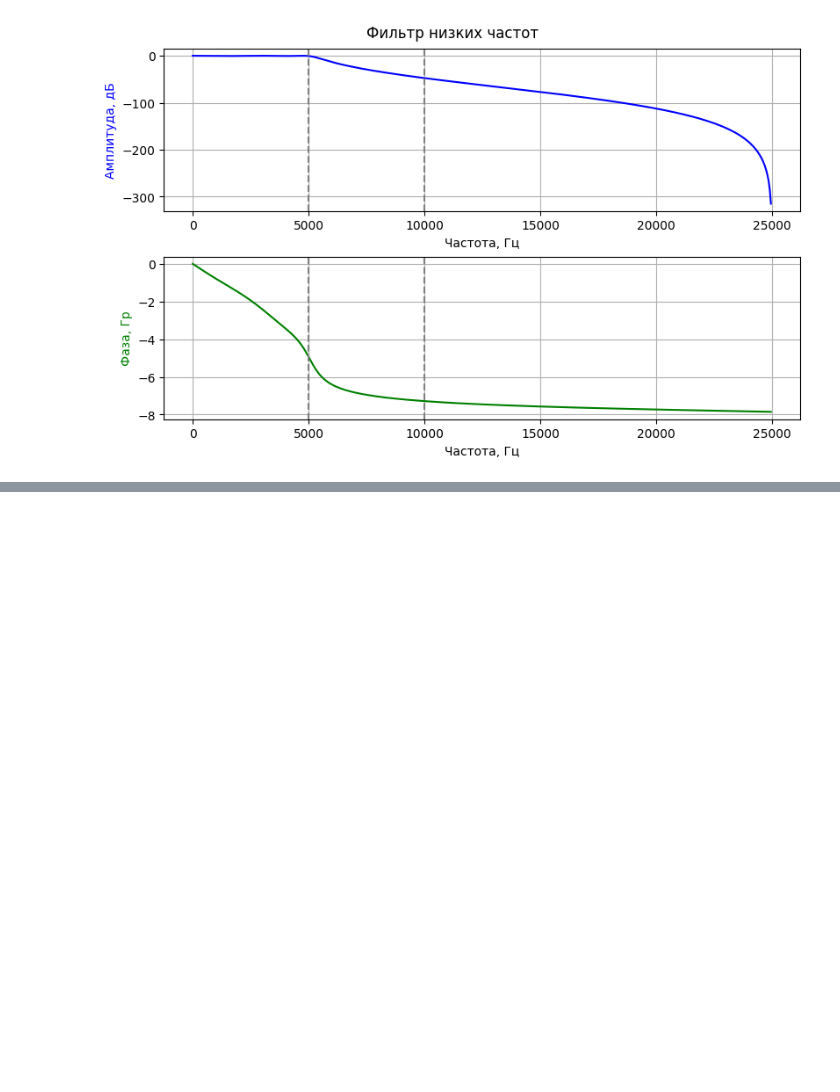
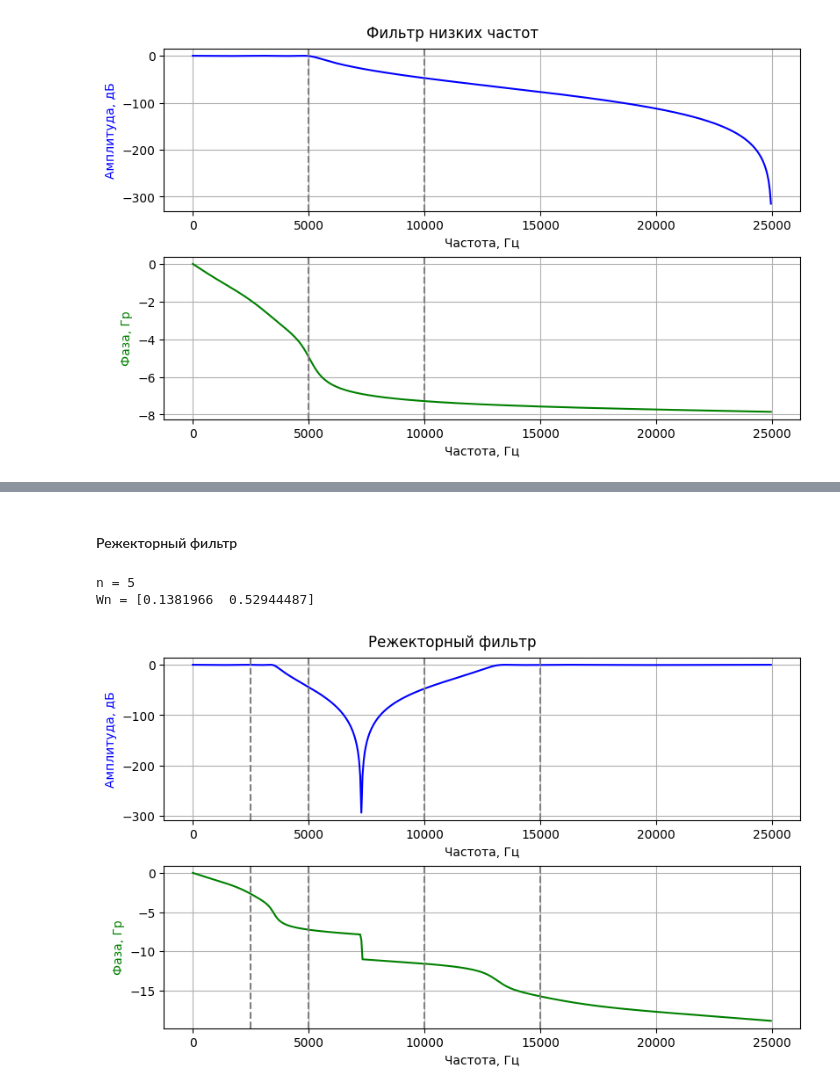
Before and after one commit to sethlearning/DigitalSignalProcessing-II, a Jupyter notebook: SignalFilters.ipynb, the cells around one changed output, grey strips where cells are left out. Saved outputs shown, nothing was run; the diff lists cells and outputs as text; code cells hidden in the pictures; blank space fills up the shorter version.

```diff
--- a/SignalFilters.ipynb
+++ b/SignalFilters.ipynb
@@ -278,0 +392,36 @@ Wn = 0.19999999999999998
+# %% [markdown]
+#### Режекторный фильтр
+# %%
+# Уровень на частоте среза
+Qc = 3
+
+# Уровень на частоте задержания
+Qz = 40
+
+# Частота дискретизации (Гц)
+Fd = 50000
+
+# Полоса пропускания
+dF = [2500/25000, 15000/25000]
+
+# Полоса задержания
+dFz = [5000/25000, 10000/25000]
+
+# Пульсации в полосе пропускания (Дб)
+Rp = 0.5
+
+# Расчитаем порядок цифрового фильтр Чебышева. Для этого воспользуемся функцией cheb1ord (аналогична функции buttord):
+[n, Fn] = sig.cheb1ord(wp=dF, ws=dFz, gpass=Qc, gstop=Qz, analog=False, fs=Fd)
+print(f'n = {n}\nWn = {Fn}')
+
+# Синтезируем ЦФ. Для этого воспользуемся функцией cheby1:
+[b, a] = sig.cheby1(N=n, rp=Rp, Wn=Fn, analog=False, output='ba', btype="bandstop")
+
+# Для вывода АЧХ и ФЧХ воспользуемся функцией freqz:
+w, h = sig.freqz(b, a, worN=512, fs=Fd)
+
+printfilter(title='Режекторный фильтр', w=w, h=h, xvlines=[2500, 5000, 10000, 15000])
+# %% [output]
+n = 5
+Wn = [0.1381966  0.52944487]
+[figure, added]
```
Also changed, not shown: parts of 10 cells of this notebook.
